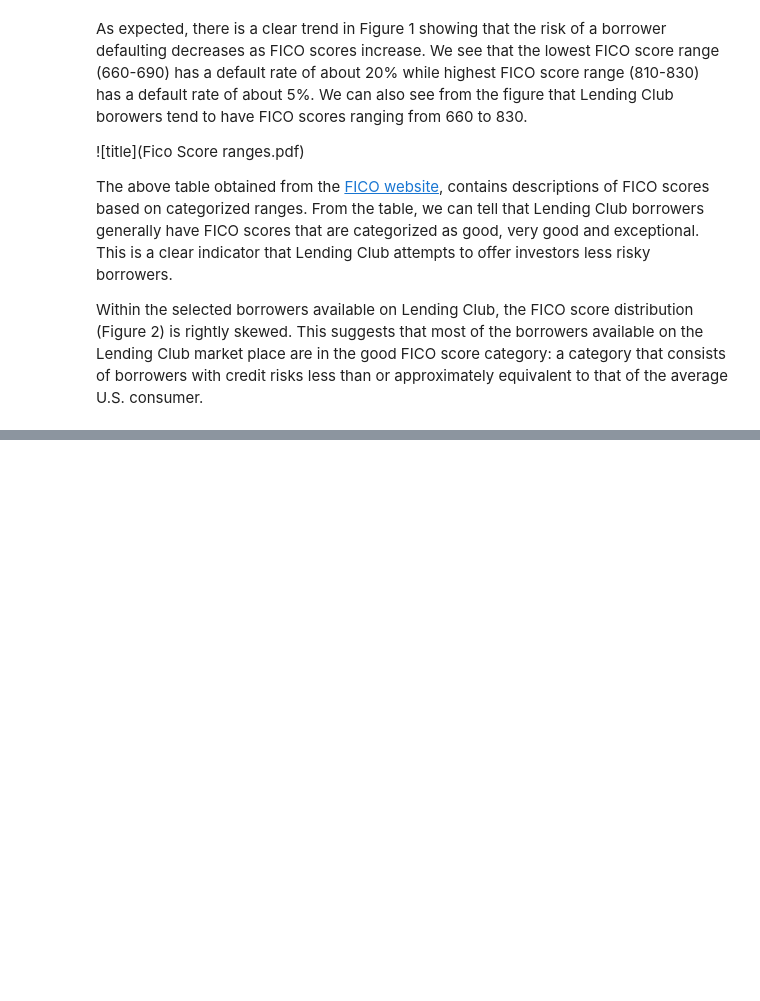
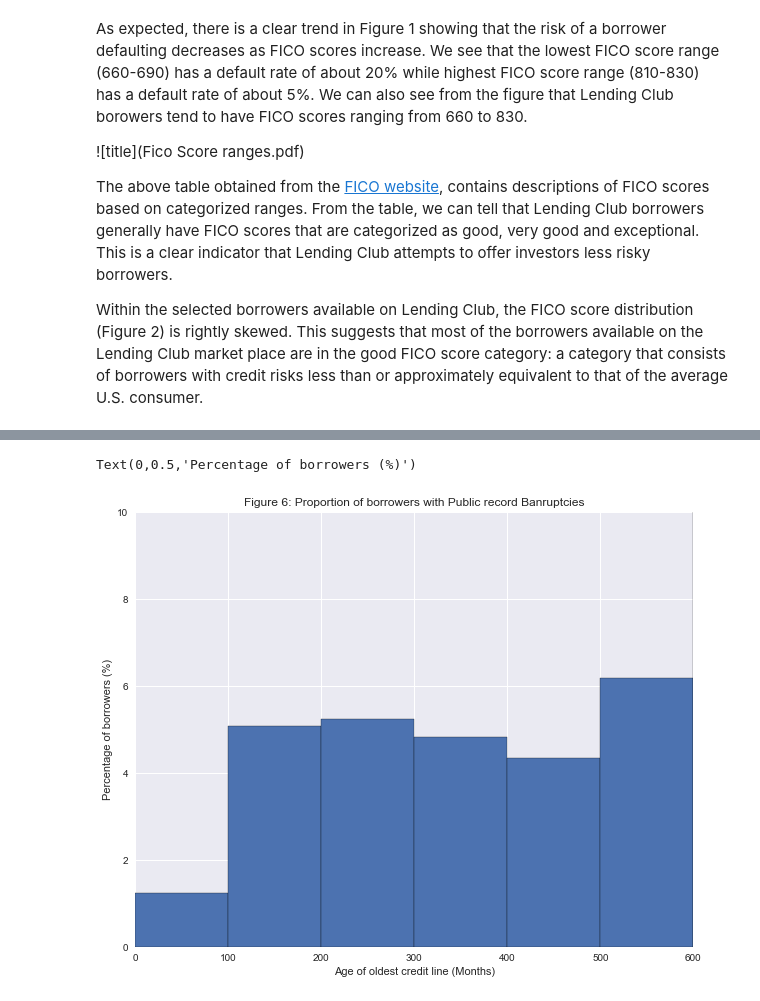
Before and after one commit to paulb17/Springboard, a Jupyter notebook: Capstone Project 1/Data_Exploration.ipynb, the cells around one changed output, grey strips where cells are left out. Drawn from its saved outputs; the diff is of its cells as text; code cells hidden in the pictures; blank space fills up the shorter version.

```diff
--- a/Capstone Project 1/Data_Exploration.ipynb
+++ b/Capstone Project 1/Data_Exploration.ipynb
@@ -364,0 +256,14 @@ From Figure 10 we note that as the loan amount increases, there is a general inc
+# %%
+# Making Figure 6
+plt.figure(figsize = (10,8))
+plt.bar(np.arange(0, 800, bin_width), height = 100*CAG_all_borrowers.loc['pub_rec_bankruptcies', :],
+        width = bin_width, align = 'edge', edgecolor = 'black')
+
+plt.title('Figure 6: Proportion of borrowers with Public record Banruptcies')
+plt.xlim([0,600])
+plt.ylim([0,10])
+plt.xlabel("Age of oldest credit line (Months)")
+plt.ylabel("Percentage of borrowers (%)")
+# %% [output]
+Text(0,0.5,'Percentage of borrowers (%)')
+[figure, added]
```
Also changed, not shown: parts of 48 cells of this notebook, 3 other files.
